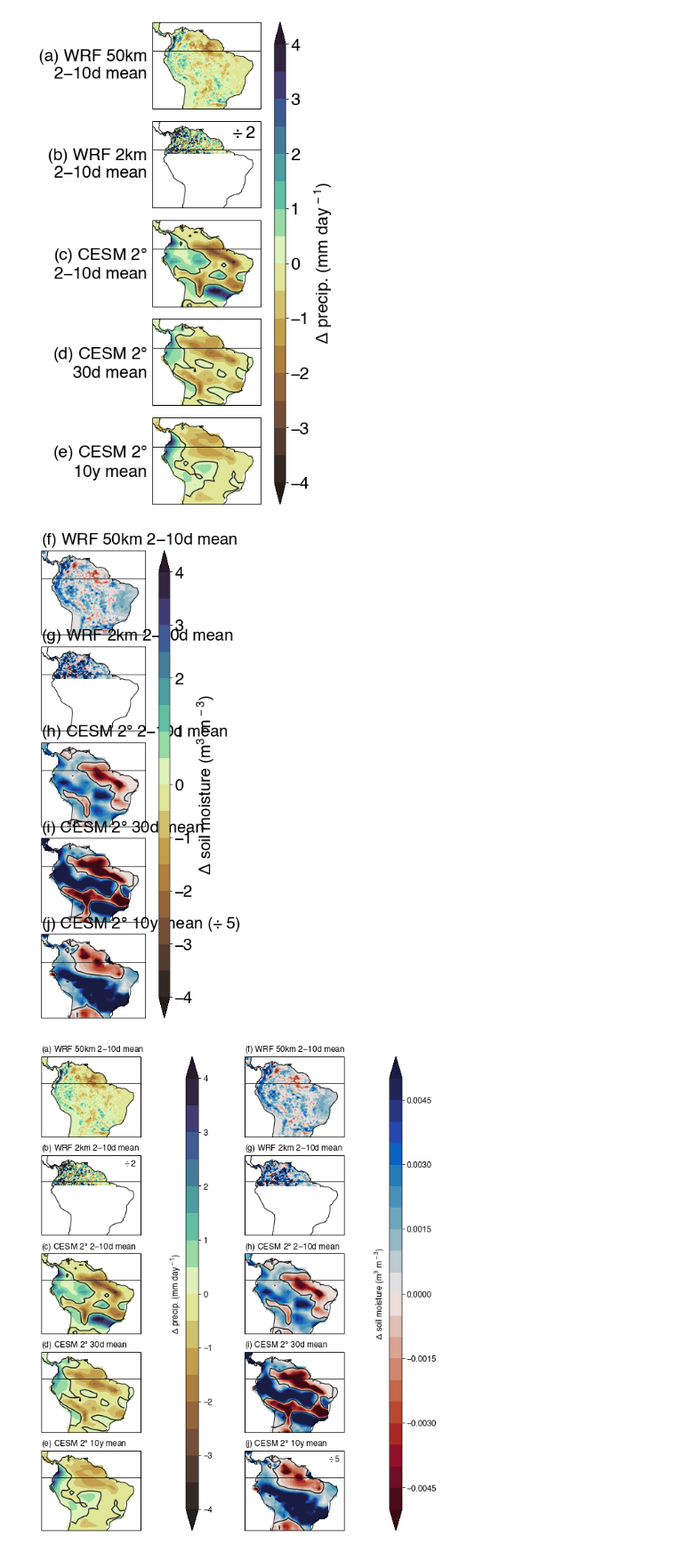
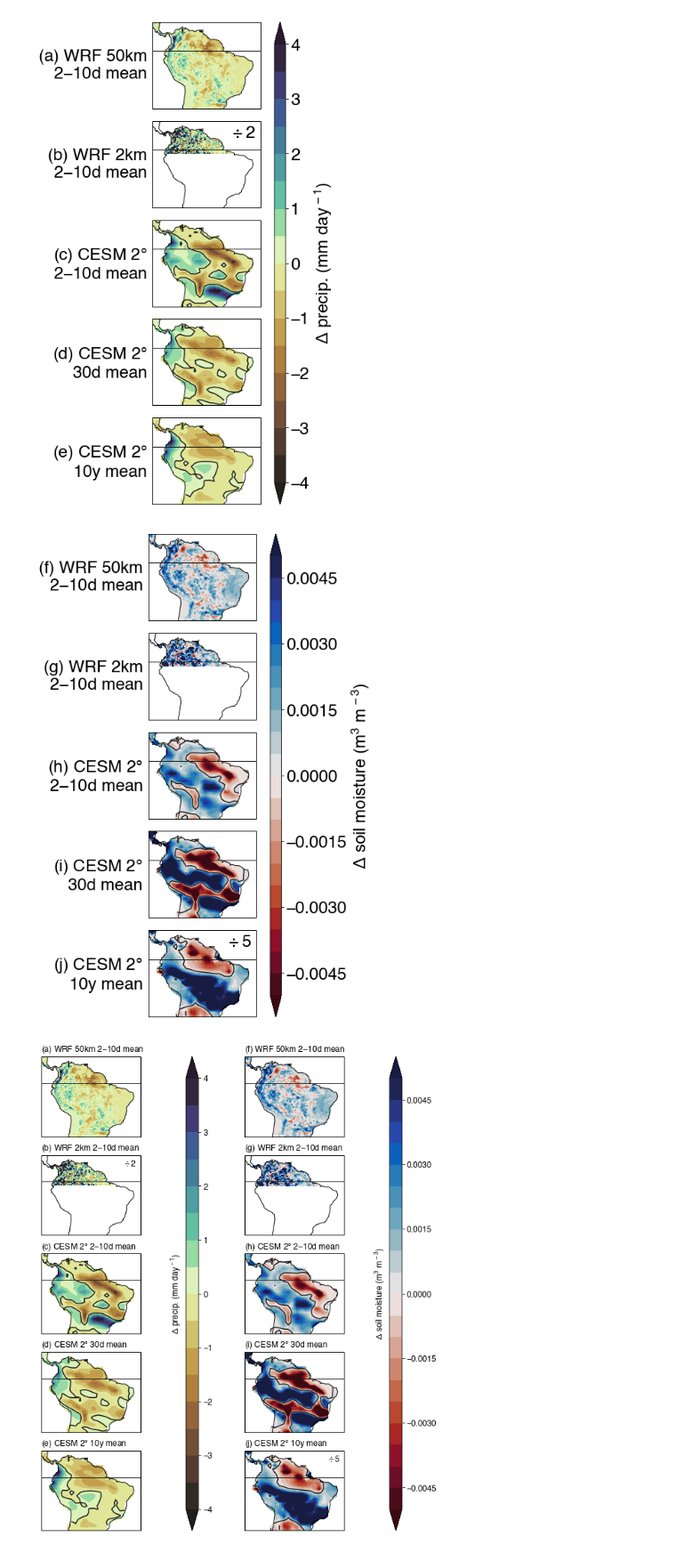
Before and after one commit to bairdlangenbrunner/amazon-phys-response-paper, a Jupyter notebook: scripts/POSTER_precip_and_soil_moisture_maps.ipynb, the cells around one changed output. Shown at 89% size. Drawn from its saved outputs; the diff is of its cells as text; code cells hidden in the pictures.

```diff
--- a/scripts/POSTER_precip_and_soil_moisture_maps.ipynb
+++ b/scripts/POSTER_precip_and_soil_moisture_maps.ipynb
@@ -1366,35 +1366,36 @@ ax5.contour(lon_subset, lat_subset_open, SOILLIQ_wtdmean_10year, levels=[0], col
 ax1.coastlines()
 ax2.coastlines()
 ax3.coastlines()
 ax4.coastlines()
 ax5.coastlines()
 
 fig.tight_layout()
 
 ax1.text(s='(f) WRF 50km\n2$-$10d mean', x=-.05, y=0.5, transform=ax1.transAxes, fontsize=fontsize, ha='right', va='center')
 ax2.text(s='(g) WRF 2km\n2$-$10d mean', x=-.05, y=0.5, transform=ax2.transAxes, fontsize=fontsize, ha='right', va='center')
 ax3.text(s='(h) CESM 2$\degree$\n2$-$10d mean', x=-.05, y=0.5, transform=ax3.transAxes, fontsize=fontsize, ha='right', va='center')
 ax4.text(s='(i) CESM 2$\degree$\n30d mean', x=-.05, y=0.5, transform=ax4.transAxes, fontsize=fontsize, ha='right', va='center')
 ax5.text(s='(j) CESM 2$\degree$\n10y mean', x=-.05, y=0.5, transform=ax5.transAxes, fontsize=fontsize, ha='right', va='center')
+ax5.text(s='$\div$ 5', x=0.96, y=0.95, transform=ax5.transAxes, fontsize=fontsize, ha='right', va='top')
 
 ax1.axhline(0, lw='1', color='0.1', ls='-')
 ax2.axhline(0, lw='1', color='0.1', ls='-')
 ax3.axhline(0, lw='1', color='0.1', ls='-')
 ax4.axhline(0, lw='1', color='0.1', ls='-')
 ax5.axhline(0, lw='1', color='0.1', ls='-')
 
 # bottom plots
 axtpos = ax1.get_position()
 axbpos = ax5.get_position()
 
 cbar_ax = fig.add_axes([axbpos.x1,axbpos.y0,0.075,axtpos.y1-axbpos.y0])
-cbar = fig.colorbar(contour1_top, cax=cbar_ax, orientation='vertical')
+cbar = fig.colorbar(contour1, cax=cbar_ax, orientation='vertical')
 cbar_ax.tick_params(labelsize=fontsize)
 cbar.set_label('$\Delta$ soil moisture (m$^3$ m$^{\,-3}$)', fontsize=fontsize)
 
 fig.savefig('../figures/POSTER_soil_moisture_maps.pdf', bbox_inches='tight', transparent=True)
 # %% [output]
-[figure, old version]
+[figure, new version]
 # %%
 fontsize=12
 
```
Also changed, not shown: 2 other files.
